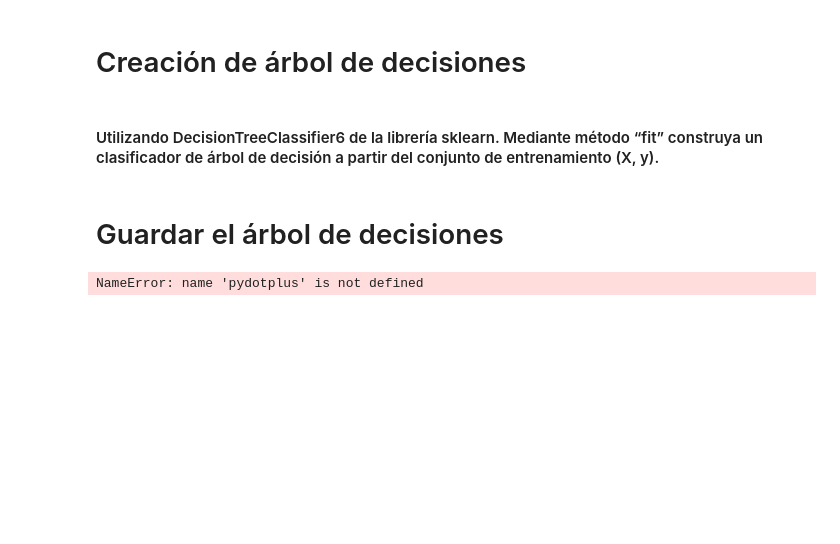
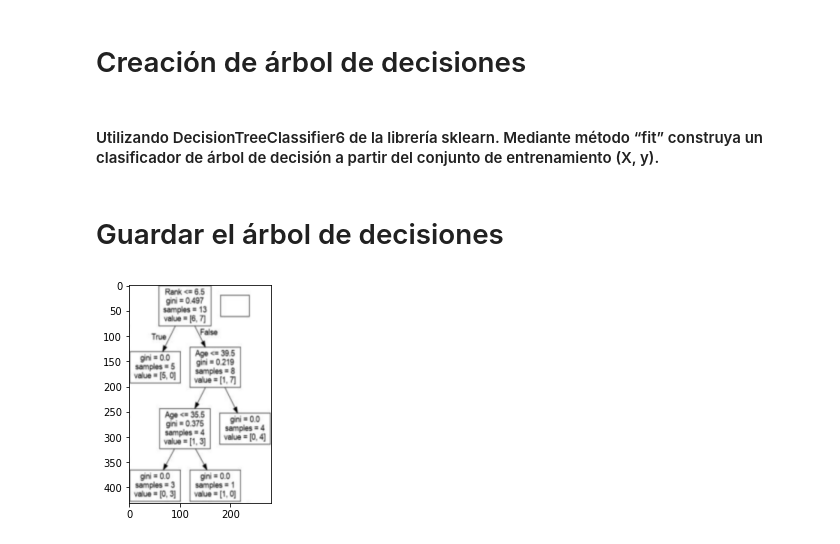
Before and after one commit to Dannyft99/LAB2, a Jupyter notebook: Lab Arboles decision.ipynb, the cells around one changed output. Saved outputs shown, nothing was run; the diff lists cells and outputs as text; code cells hidden in the pictures; blank space fills up the shorter version.

```diff
--- a/Lab Arboles decision.ipynb
+++ b/Lab Arboles decision.ipynb
@@ -100,10 +99,3 @@ dtree = DecisionTreeClassifier()
 dtree = dtree.fit(X, y)
 # %% [markdown]
 # Guardar el árbol de decisiones
-# %%
-#Utilizando pydotplus guardaremos el arbol de decision como una imagen
-data = tree.export_graphviz(dtree, out_file=None, feature_names=features)
-graph = pydotplus.graph_from_dot_data(data)
-graph.write_png('mydecisiontree.png')
-# %% [output]
-NameError: name 'pydotplus' is not defined
@@ -109,0 +107,6 @@ NameError: name 'pydotplus' is not defined
+# %%
+img = pltimg.imread('arbol.png')
+imgplot = plt.imshow(img)
+plt.show()
+# %% [output]
+[figure, added]
```
Also changed, not shown: parts of 2 cells of this notebook, 2 other files.
